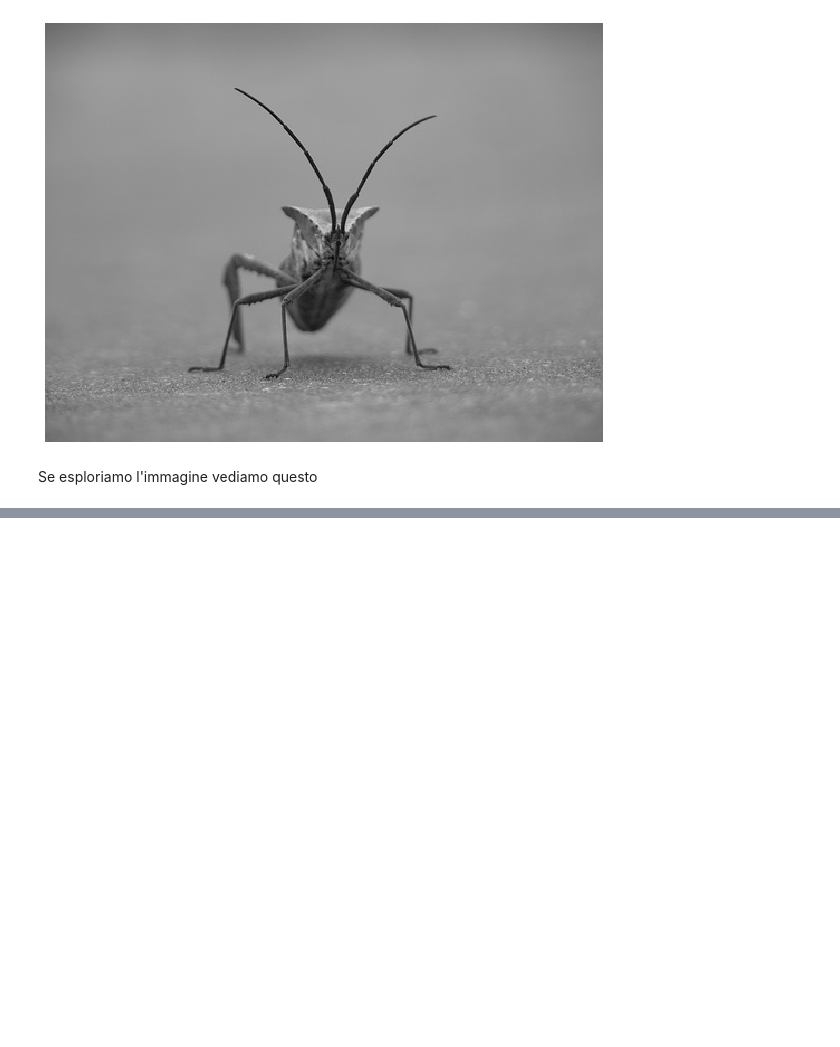
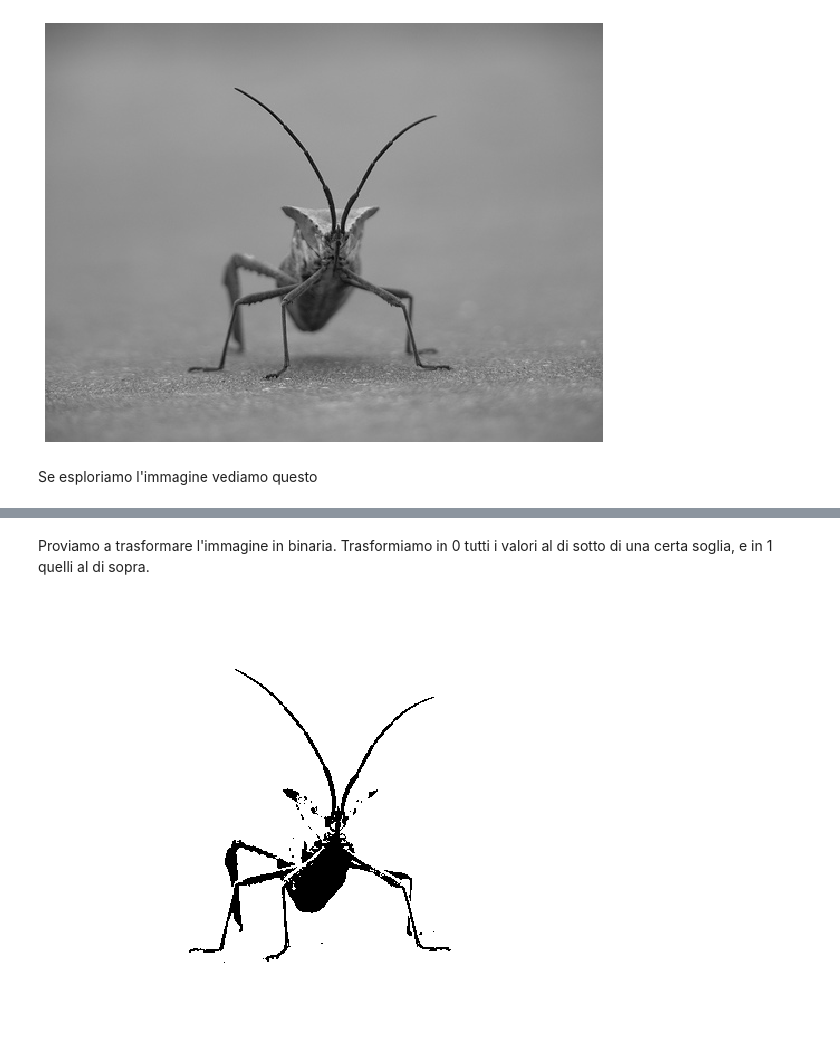
Before and after one commit to gmanco/cv_notebooks, a Jupyter notebook: lezione1.ipynb, the cells around one changed output, grey strips where cells are left out. Saved outputs shown, nothing was run; the diff lists cells and outputs as text; code cells hidden in the pictures; blank space fills up the shorter version.

```diff
--- a/lezione1.ipynb
+++ b/lezione1.ipynb
@@ -103,0 +163,15 @@ Quindi, se proviamo a plottare
+# %% [markdown]
+Proviamo a trasformare l'immagine in binaria. Trasformiamo in 0 tutti i valori al di sotto di una certa soglia, e in 1 quelli al di sopra.
+# %%
+def binarize_image(image, threshold):
+    return np.where(image <= threshold, 0, 255)
+
+
+THRESHOLD = 80
+
+img_bn = binarize_image(img_grey,THRESHOLD)
+
+
+img_show(img_bn, cmap="gray")
+# %% [output]
+[figure, added]
```
Also changed, not shown: parts of 35 cells of this notebook.
